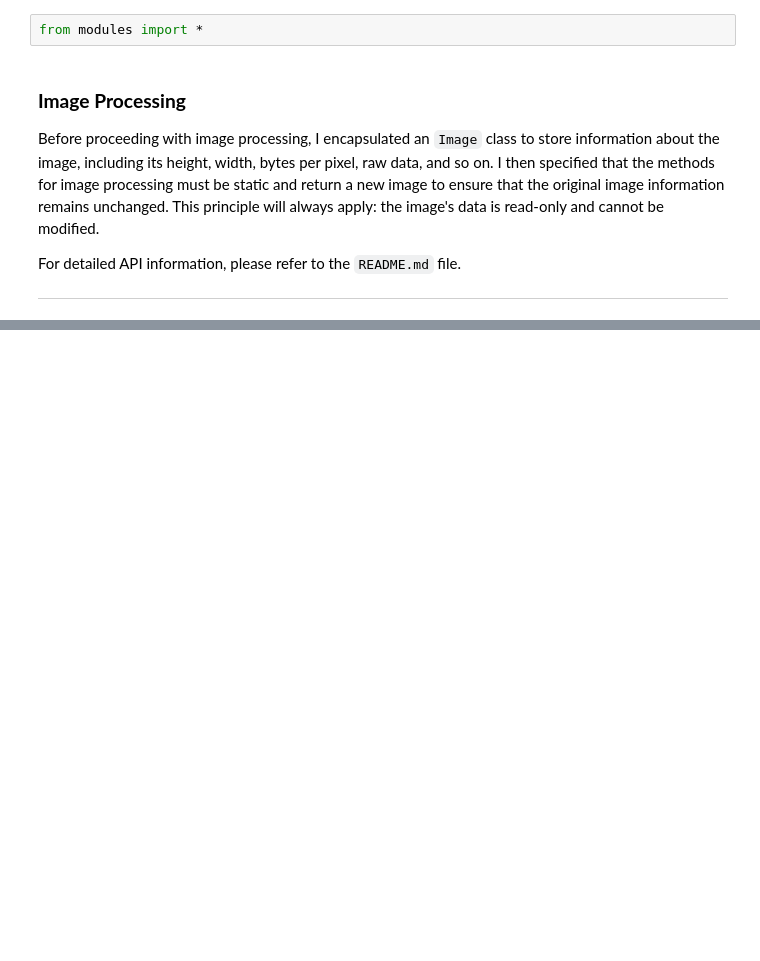
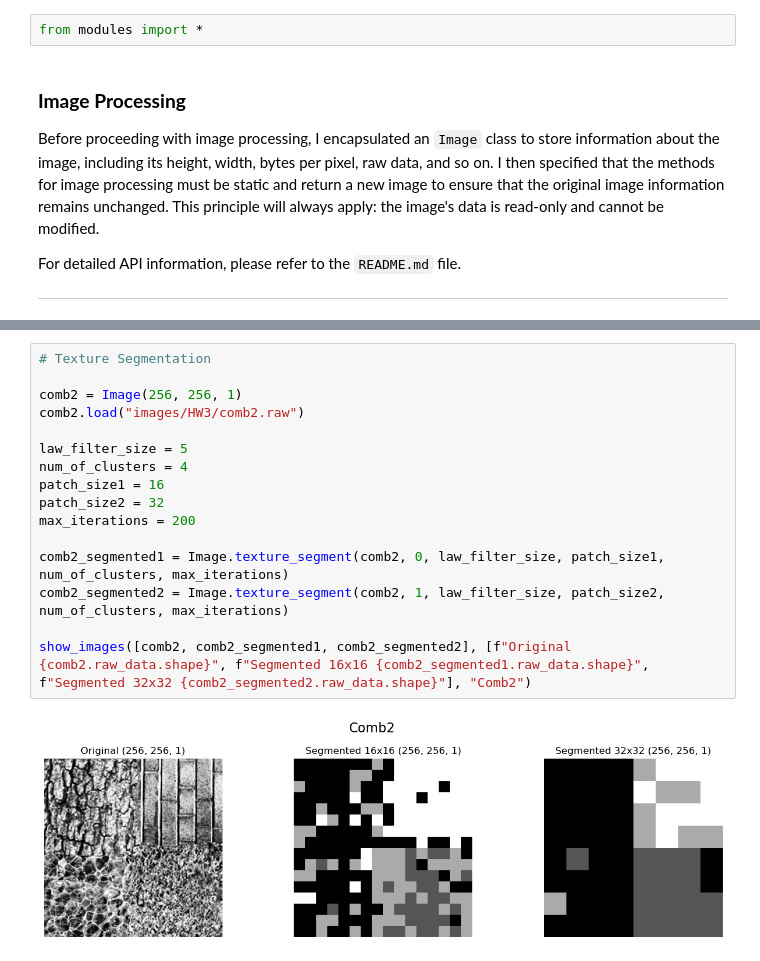
Before and after one commit to FLwolfy/Image-Processing, a Jupyter notebook: HW3_main.ipynb, the cells around one changed output, grey strips where cells are left out. Cells and saved outputs as stored; diff of their text form; blank space fills up the shorter version.

```diff
--- a/HW3_main.ipynb
+++ b/HW3_main.ipynb
@@ -123,0 +146,18 @@ Image.texture_cluster(samples, 0, 5)
+# %%
+# Texture Segmentation
+
+comb2 = Image(256, 256, 1)
+comb2.load("images/HW3/comb2.raw")
+
+law_filter_size = 5
+num_of_clusters = 4
+patch_size1 = 16
+patch_size2 = 32
+max_iterations = 200
+
+comb2_segmented1 = Image.texture_segment(comb2, 0, law_filter_size, patch_size1, num_of_clusters, max_iterations)
+comb2_segmented2 = Image.texture_segment(comb2, 1, law_filter_size, patch_size2, num_of_clusters, max_iterations)
+
+show_images([comb2, comb2_segmented1, comb2_segmented2], [f"Original {comb2.raw_data.shape}", f"Segmented 16x16 {comb2_segmented1.raw_data.shape}", f"Segmented 32x32 {comb2_segmented2.raw_data.shape}"], "Comb2")
+# %% [output]
+[figure, added]
```
Also changed, not shown: parts of 10 cells of this notebook, 11 other files.
